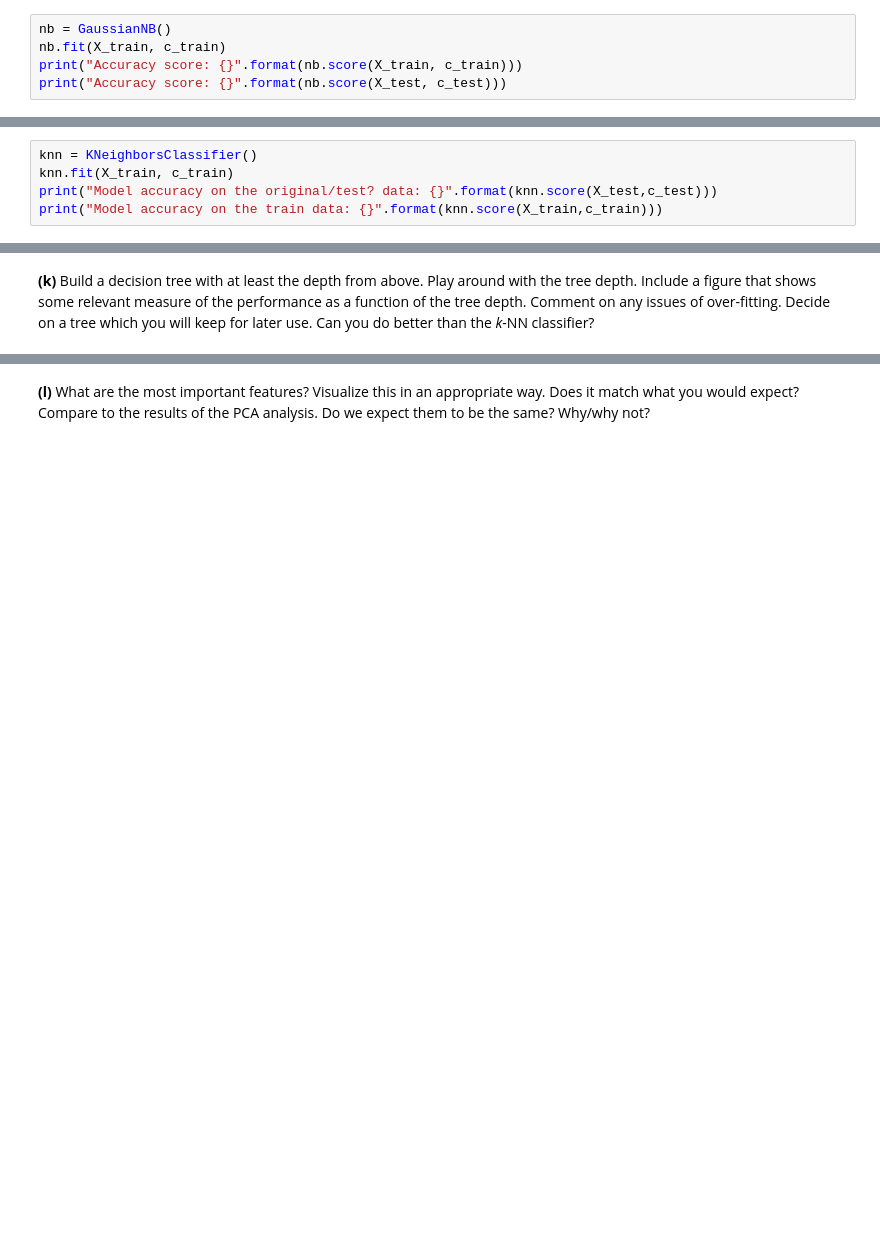
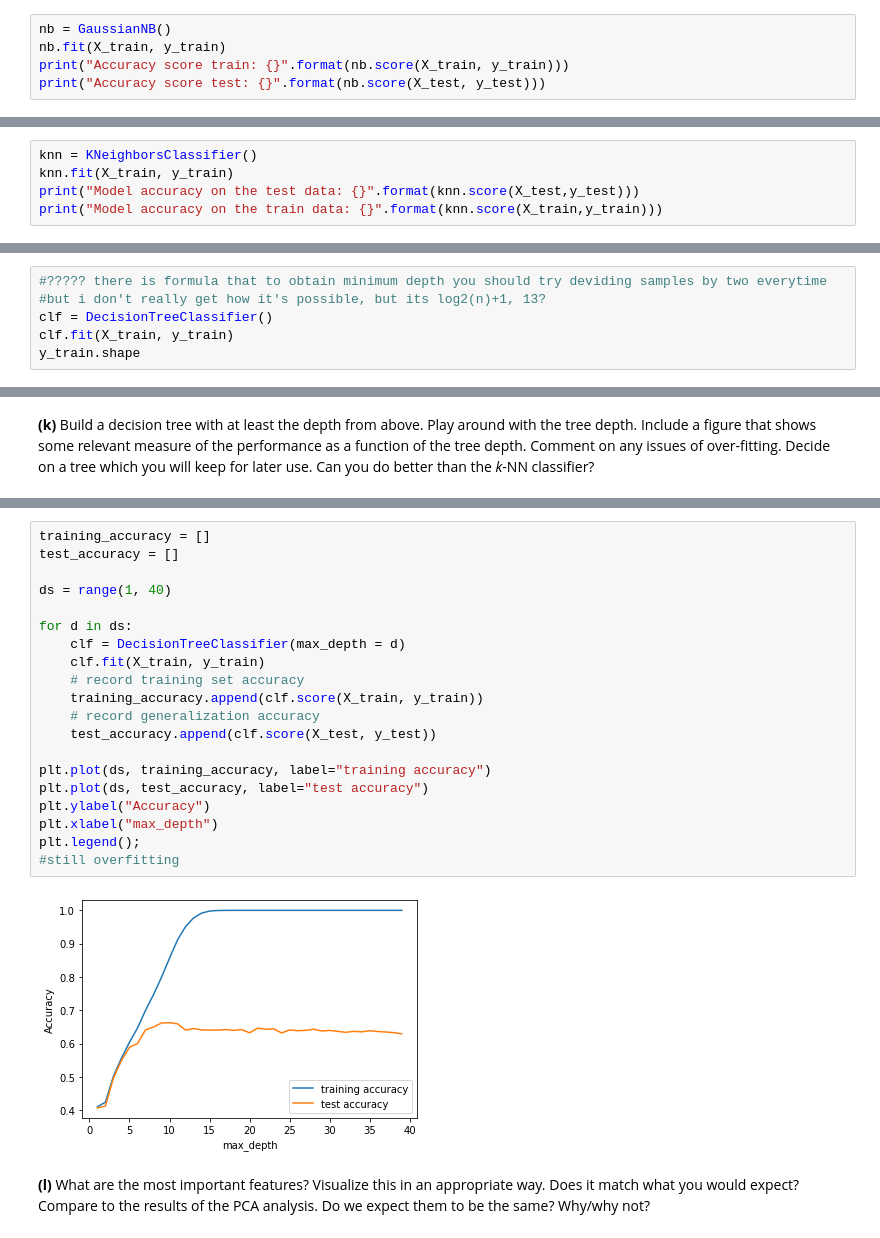
Before and after one commit to Beadhangerone/MAL, a Jupyter notebook: MAL1 Project 2022.ipynb, the cells around one changed output, grey strips where cells are left out. Drawn from its saved outputs; the diff is of its cells as text; blank space fills up the shorter version.

```diff
--- a/MAL1 Project 2022.ipynb
+++ b/MAL1 Project 2022.ipynb
@@ -2246,6 +2287,6 @@ Naive Byens assumes that given predictors are unrelated. So in this case it assu
 __(g)__ Classify the instances of the validation set using a Naive Bayes approach. Comment on the results.
 # %%
 nb = GaussianNB()
-nb.fit(X_train, c_train)
-print("Accuracy score: {}".format(nb.score(X_train, c_train)))
-print("Accuracy score: {}".format(nb.score(X_test, c_test)))
+nb.fit(X_train, y_train)
+print("Accuracy score train: {}".format(nb.score(X_train, y_train)))
+print("Accuracy score test: {}".format(nb.score(X_test, y_test)))
@@ -2255,6 +2299,6 @@ Assume instead that a _k_-nearest neighbour approach is sufficient for our  need
 __(h)__ Using default settings of the _k_-NN classifier, classify the instances of the validation set. Comment on the performance.
 # %%
 knn = KNeighborsClassifier()
-knn.fit(X_train, c_train)
-print("Model accuracy on the original/test? data: {}".format(knn.score(X_test,c_test)))
-print("Model accuracy on the train data: {}".format(knn.score(X_train,c_train)))
+knn.fit(X_train, y_train)
+print("Model accuracy on the test data: {}".format(knn.score(X_test,y_test)))
+print("Model accuracy on the train data: {}".format(knn.score(X_train,y_train)))
@@ -2283,3 +2336,9 @@ plt.legend();
 We now try to use a decision tree instead.
 
 __(j)__ What is the _minimum_ depth of an appropriate decision tree? Why?
+# %%
+#????? there is formula that to obtain minimum depth you should try deviding samples by two everytime
+#but i don't really get how it's possible, but its log2(n)+1, 13?
+clf = DecisionTreeClassifier()
+clf.fit(X_train, y_train)
+y_train.shape
@@ -2288,2 +2356,24 @@ __(k)__ Build a decision tree with at least the depth from above. Play around wi
+# %%
+training_accuracy = []
+test_accuracy = []
+
+ds = range(1, 40)
+
+for d in ds:
+    clf = DecisionTreeClassifier(max_depth = d)
+    clf.fit(X_train, y_train)
+    # record training set accuracy
+    training_accuracy.append(clf.score(X_train, y_train))
+    # record generalization accuracy
+    test_accuracy.append(clf.score(X_test, y_test))
+
+plt.plot(ds, training_accuracy, label="training accuracy")
+plt.plot(ds, test_accuracy, label="test accuracy")
+plt.ylabel("Accuracy")
+plt.xlabel("max_depth")
+plt.legend();
+#still overfitting
+# %% [output]
+[figure, added]
 # %% [markdown]
 __(l)__ What are the most important features? Visualize this in an appropriate way. Does it match what you would expect? Compare to the results of the PCA analysis. Do we expect them to be the same? Why/why not?
```
Also changed, not shown: parts of 24 cells of this notebook, 2 other files.
